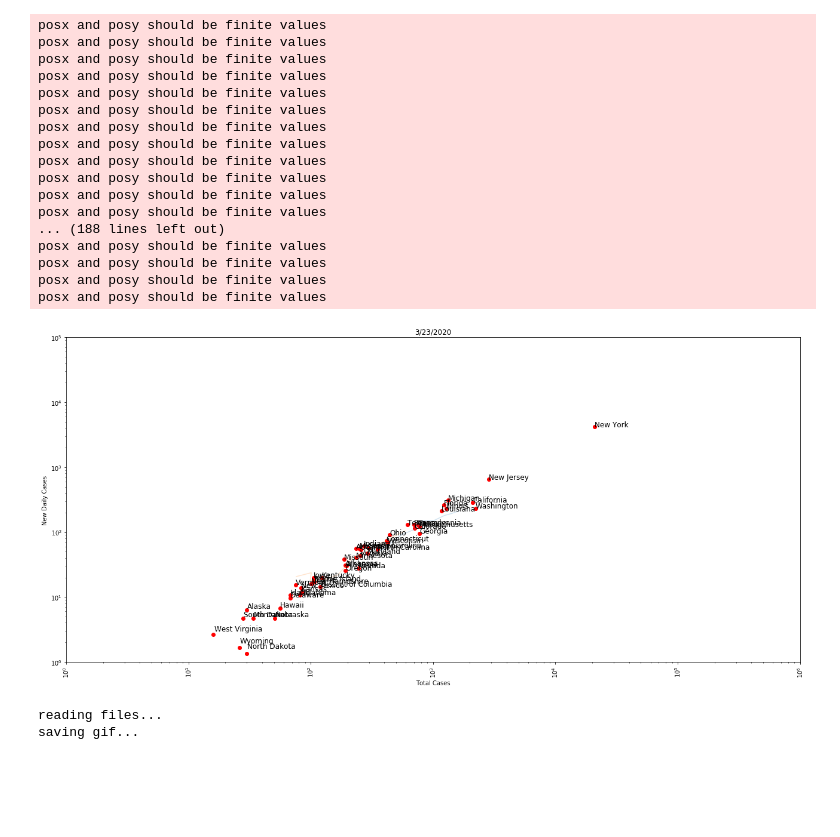
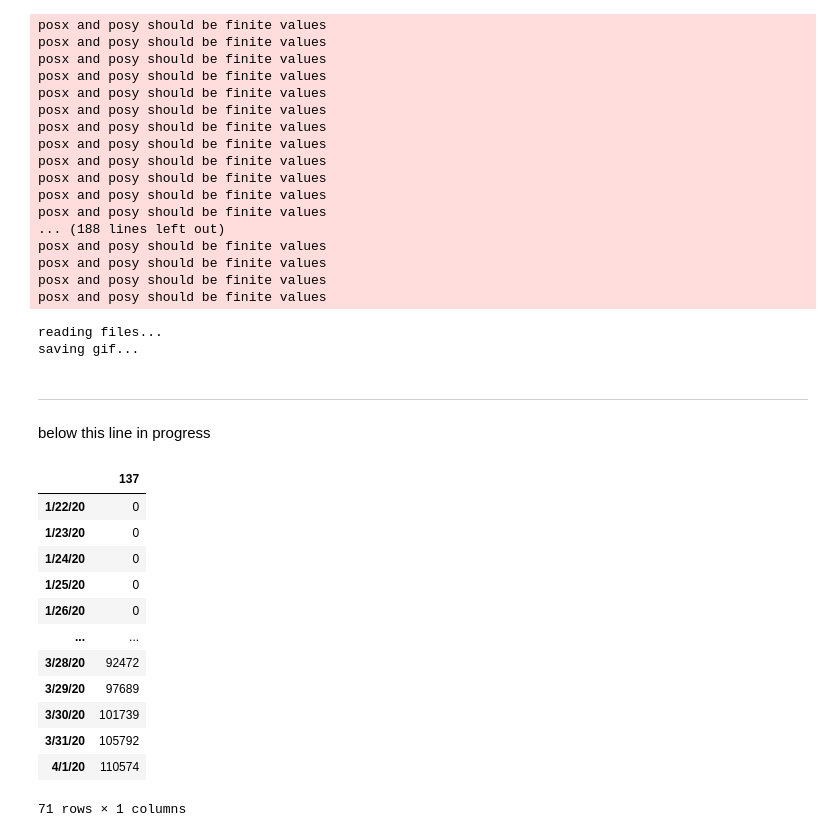
Before and after one commit to UBERCRUZER/covid19, a Jupyter notebook: notebook.ipynb, the cells around one changed output. Drawn from its saved outputs; the diff is of its cells as text; code cells hidden in the pictures; blank space fills up the shorter version.

```diff
--- a/notebook.ipynb
+++ b/notebook.ipynb
@@ -97,39 +111,6 @@ posx and posy should be finite values
 posx and posy should be finite values
 posx and posy should be finite values
 posx and posy should be finite values
-# %%
-j = 60
-
-x = dfData.diff(axis=1)
-plotname = 'plot' + str(j) + '.png'
-plot_path = os.path.join(os.getcwd(), 'plots', plotname)
-
-
-plt.figure(figsize=(22, 10))
-
-plt.plot(dfData.iloc[4:6,50:j].transpose(), dfDiff.iloc[4:6,50:j].transpose(), alpha=0.2)
-
-for i, lab in enumerate(labels):
-    x = dfData.iloc[i,j]
-    y = dfDiff.iloc[i,j]
-    plt.scatter(x, y, marker='o', color='red')
-    plt.text(x+0.3, y+0.3, lab, fontsize=12)
-
-plt.title(dfData.iloc[:,j].name)
-plt.yscale('log')
-plt.xscale('log')
-plt.xlabel('Total Cases')
-plt.ylabel('New Daily Cases')
-plt.xlim(1, 1000000)
-plt.ylim(1, 100000)
-plt.xticks(rotation='vertical')
-
-# plt.savefig(plot_path)
-# plt.clf()
-# plt.close()
-plt.show()
-# %% [output]
-[figure, removed]
 # %%
 
 img_path = os.path.join(os.getcwd(), 'plots')
@@ -156,3 +137,23 @@ imageio.mimsave(save_path, images, duration=.7)
 # %% [output]
 reading files...
 saving gif...
+# %% [markdown]
+------------------------------------------------------------------------
+
+below this line in progress
+# %%
+globalDF[globalDF['Country/Region']=='Italy'].iloc[:,4:].transpose()
+# %% [output]
+|  | 137 |
+| 1/22/20 | 0 |
+| 1/23/20 | 0 |
+| 1/24/20 | 0 |
+| 1/25/20 | 0 |
+| 1/26/20 | 0 |
+| ... | ... |
+| 3/28/20 | 92472 |
+| 3/29/20 | 97689 |
+| 3/30/20 | 101739 |
+| 3/31/20 | 105792 |
+| 4/1/20 | 110574 |
+71 rows × 1 columns
```
Also changed, not shown: parts of 7 cells of this notebook, 1 other file.
